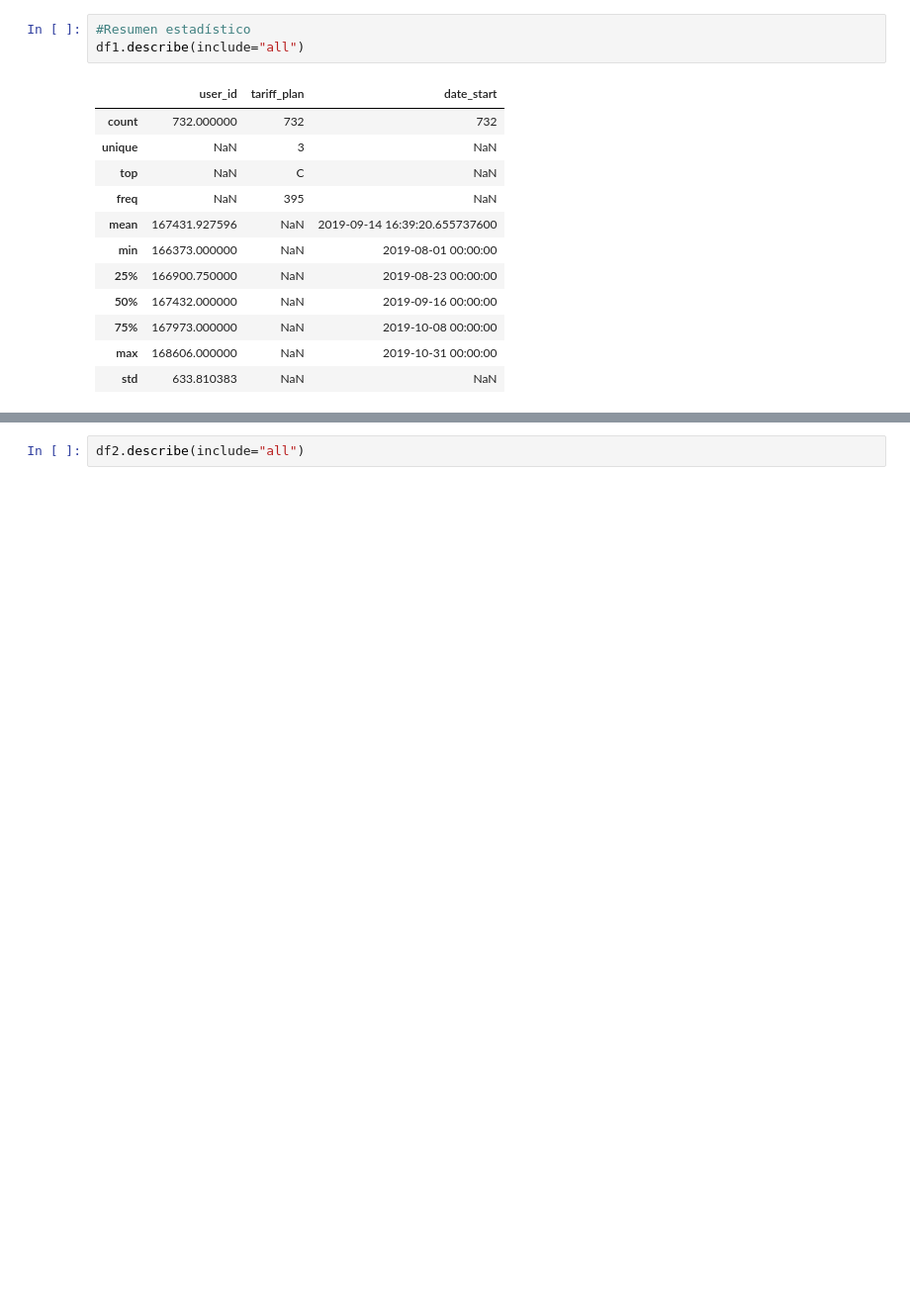
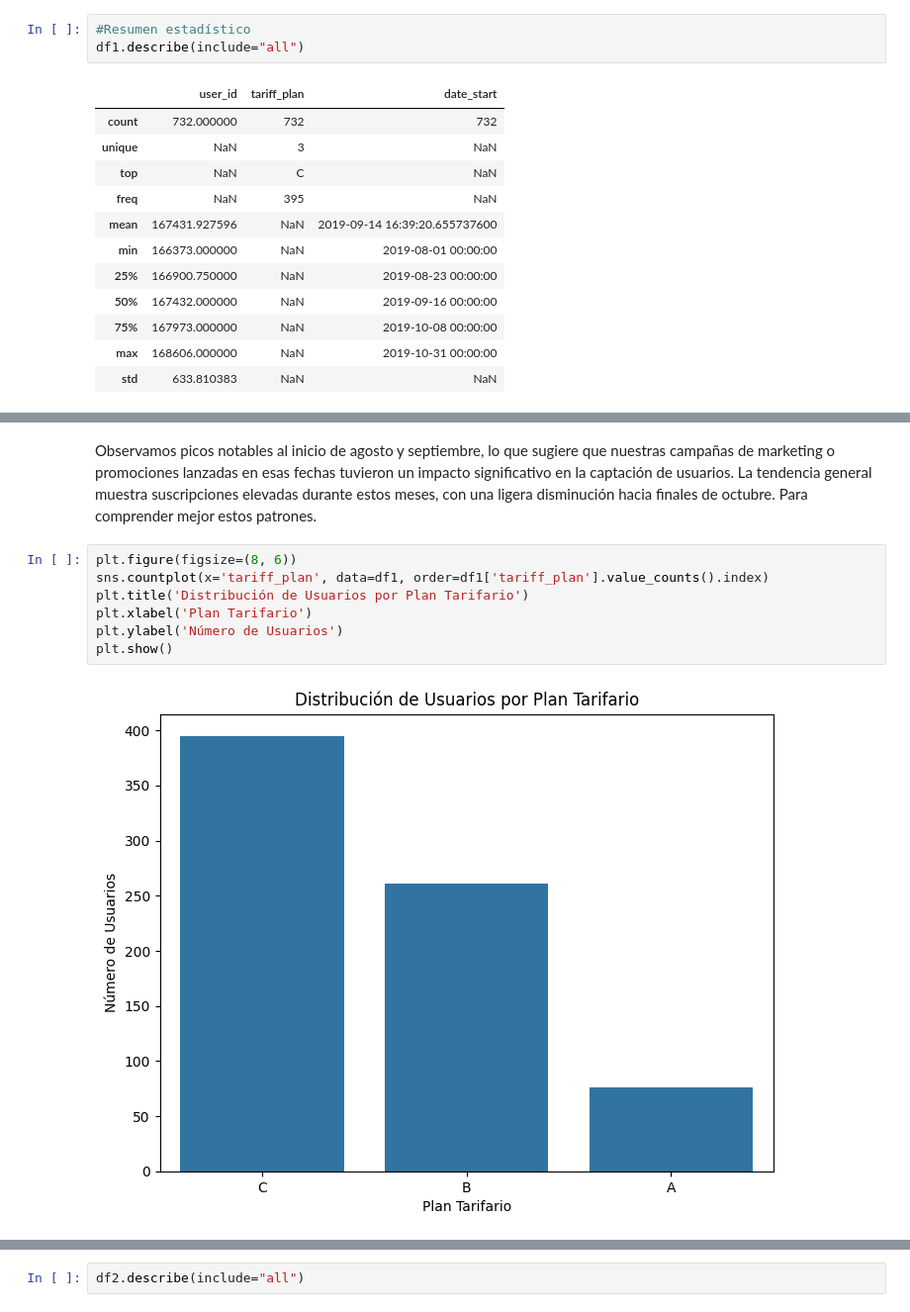
Before and after one commit to fttm-mdz/proyecto_final, a Jupyter notebook: notebooks/EDA_inicial.ipynb, the cells around one changed output, grey strips where cells are left out. Shown at 99% size. Drawn from its saved outputs; the diff is of its cells as text; blank space fills up the shorter version.

```diff
--- a/notebooks/EDA_inicial.ipynb
+++ b/notebooks/EDA_inicial.ipynb
@@ -268,0 +278,11 @@ Los identificadores de usuarios están completos, con todos los IDs caen dentro
+# %% [markdown]
+Observamos picos notables al inicio de agosto y septiembre, lo que sugiere que nuestras campañas de marketing o promociones lanzadas en esas fechas tuvieron un impacto significativo en la captación de usuarios. La tendencia general muestra suscripciones elevadas durante estos meses, con una ligera disminución hacia finales de octubre. Para comprender mejor estos patrones.
+# %%
+plt.figure(figsize=(8, 6))
+sns.countplot(x='tariff_plan', data=df1, order=df1['tariff_plan'].value_counts().index)
+plt.title('Distribución de Usuarios por Plan Tarifario')
+plt.xlabel('Plan Tarifario')
+plt.ylabel('Número de Usuarios')
+plt.show()
+# %% [output]
+[figure, added]
```
Also changed, not shown: parts of 4 cells of this notebook.
